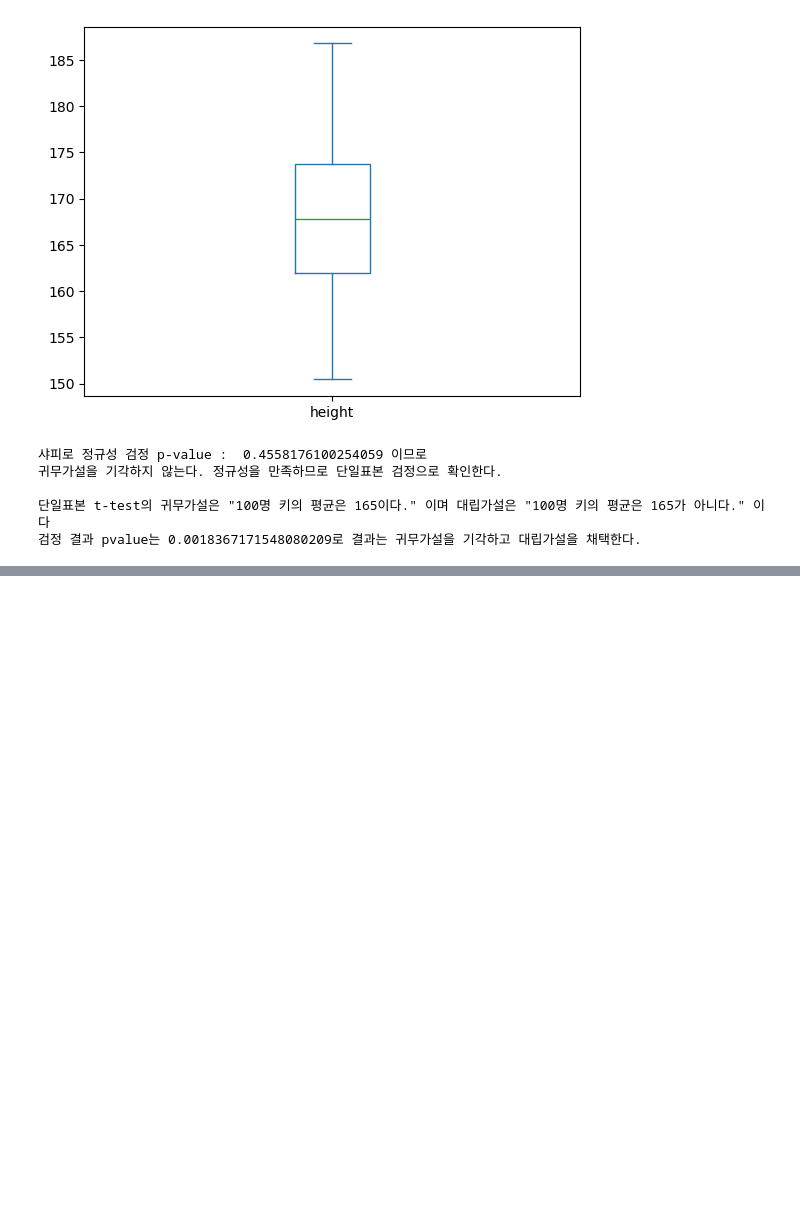
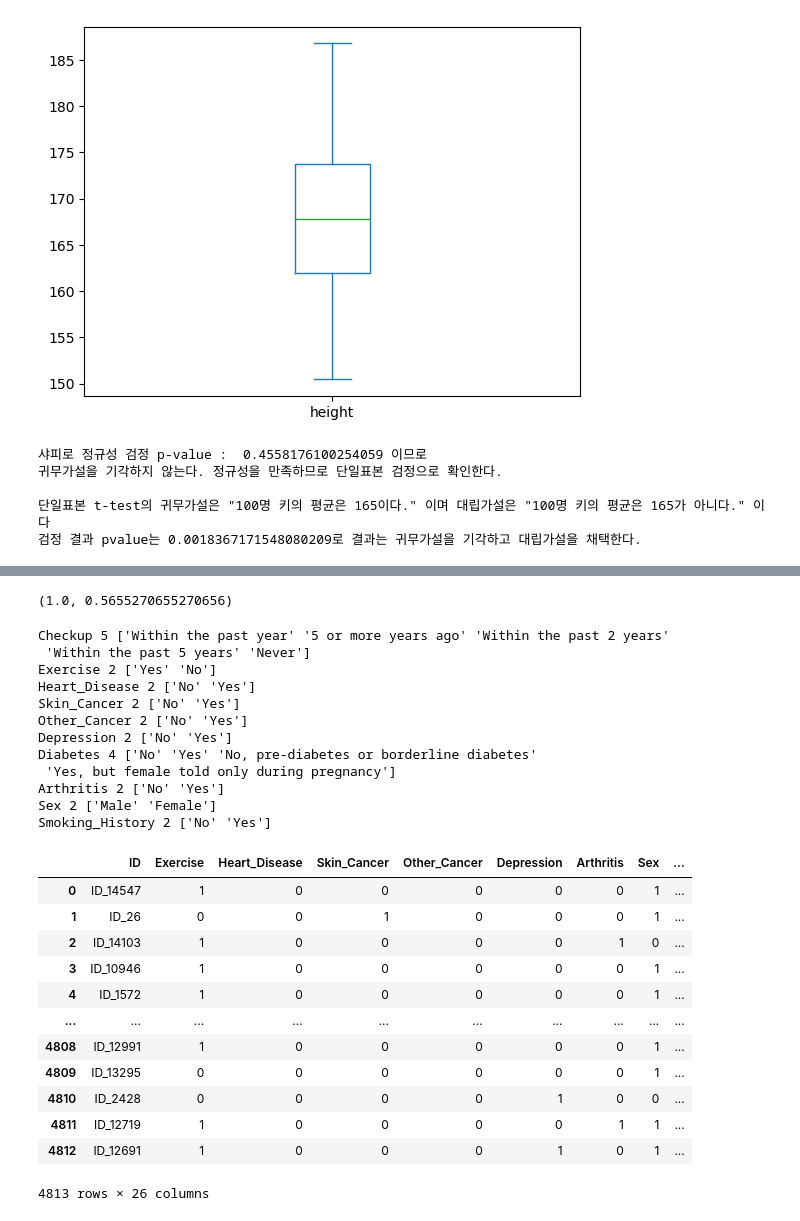
Before and after one commit to wonder1ng/study, a Jupyter notebook: 231130_01_빅분기_준비.ipynb, the cells around one changed output, grey strips where cells are left out. Drawn from its saved outputs; the diff is of its cells as text; code cells hidden in the pictures; blank space fills up the shorter version.

```diff
--- a/231130_01_빅분기_준비.ipynb
+++ b/231130_01_빅분기_준비.ipynb
@@ -625,0 +1356,47 @@ else:
+# %%
+from sklearn.model_selection import train_test_split
+
+x_train, x_test, y_train, y_test = train_test_split(modified_train.drop(columns='General_Health'), modified_train[['ID', 'General_Health']], random_state=6)
+
+rfc = RandomForestClassifier()
+rfc.fit(x_train.drop('ID', axis=1), y_train.drop('ID', axis=1))
+
+f1_score(y_train.drop('ID', axis=1), rfc.predict(x_train.drop('ID', axis=1)), average='micro'), f1_score(y_test.drop('ID', axis=1), rfc.predict(x_test.drop('ID', axis=1)), average='micro')
+# %% [output]
+(1.0, 0.5655270655270656)
+# %%
+for _ in test.columns:
+    if test[_].nunique()<10:
+        print(_, test[_].nunique(), test[_].unique())
+modified_train = pd.concat([test.drop(columns=['Checkup', 'Diabetes']), pd.get_dummies(test[['Checkup', 'Diabetes']], dtype=int)], axis=1)
+tmp = {'Yes': 1, 'No': 0, 'Male': 1, 'Female': 0}
+modified_train = modified_train.map(lambda x: tmp.get(x) if tmp.get(x) is not None else x)
+tmp = {k: v for v, k in enumerate(modified_train.Age_Category.unique())}
+modified_train.Age_Category = modified_train.Age_Category.apply(lambda x: tmp[x])
+modified_train
+# %% [output]
+Checkup 5 ['Within the past year' '5 or more years ago' 'Within the past 2 years'
+ 'Within the past 5 years' 'Never']
+Exercise 2 ['Yes' 'No']
+Heart_Disease 2 ['No' 'Yes']
+Skin_Cancer 2 ['No' 'Yes']
+Other_Cancer 2 ['No' 'Yes']
+Depression 2 ['No' 'Yes']
+Diabetes 4 ['No' 'Yes' 'No, pre-diabetes or borderline diabetes'
+ 'Yes, but female told only during pregnancy']
+Arthritis 2 ['No' 'Yes']
+Sex 2 ['Male' 'Female']
+Smoking_History 2 ['No' 'Yes']
+|  | ID | Exercise | Heart_Disease | Skin_Cancer | Other_Cancer | Depression | Arthritis | Sex | ... |
+| 0 | ID_14547 | 1 | 0 | 0 | 0 | 0 | 0 | 1 | ... |
+| 1 | ID_26 | 0 | 0 | 1 | 0 | 0 | 0 | 1 | ... |
+| 2 | ID_14103 | 1 | 0 | 0 | 0 | 0 | 1 | 0 | ... |
+| 3 | ID_10946 | 1 | 0 | 0 | 0 | 0 | 0 | 1 | ... |
+| 4 | ID_1572 | 1 | 0 | 0 | 0 | 0 | 0 | 1 | ... |
+| ... | ... | ... | ... | ... | ... | ... | ... | ... | ... |
+| 4808 | ID_12991 | 1 | 0 | 0 | 0 | 0 | 0 | 1 | ... |
+| 4809 | ID_13295 | 0 | 0 | 0 | 0 | 0 | 0 | 1 | ... |
+| 4810 | ID_2428 | 0 | 0 | 0 | 0 | 1 | 0 | 0 | ... |
+| 4811 | ID_12719 | 1 | 0 | 0 | 0 | 0 | 1 | 1 | ... |
+| 4812 | ID_12691 | 1 | 0 | 0 | 0 | 1 | 0 | 1 | ... |
+4813 rows × 26 columns
```
Also changed, not shown: parts of 63 cells of this notebook.
